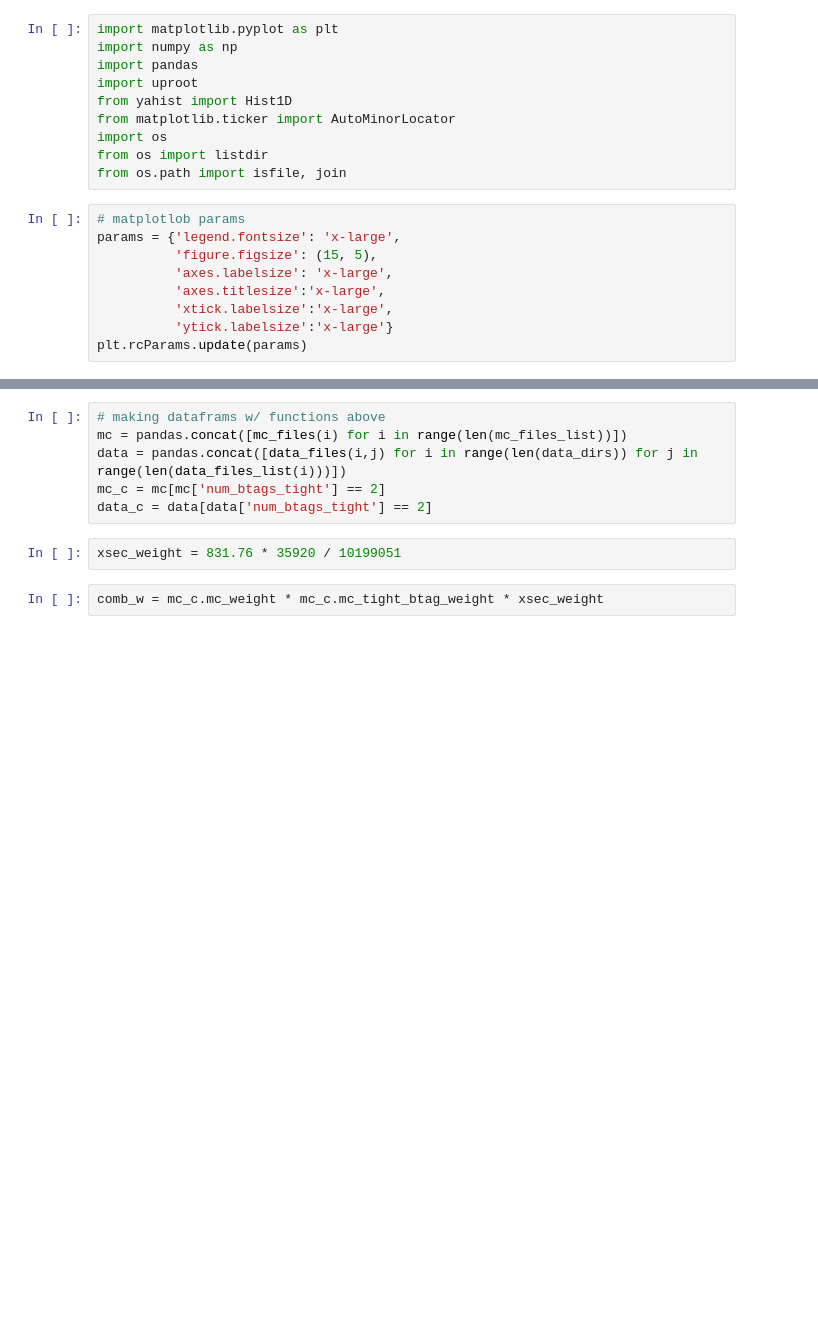
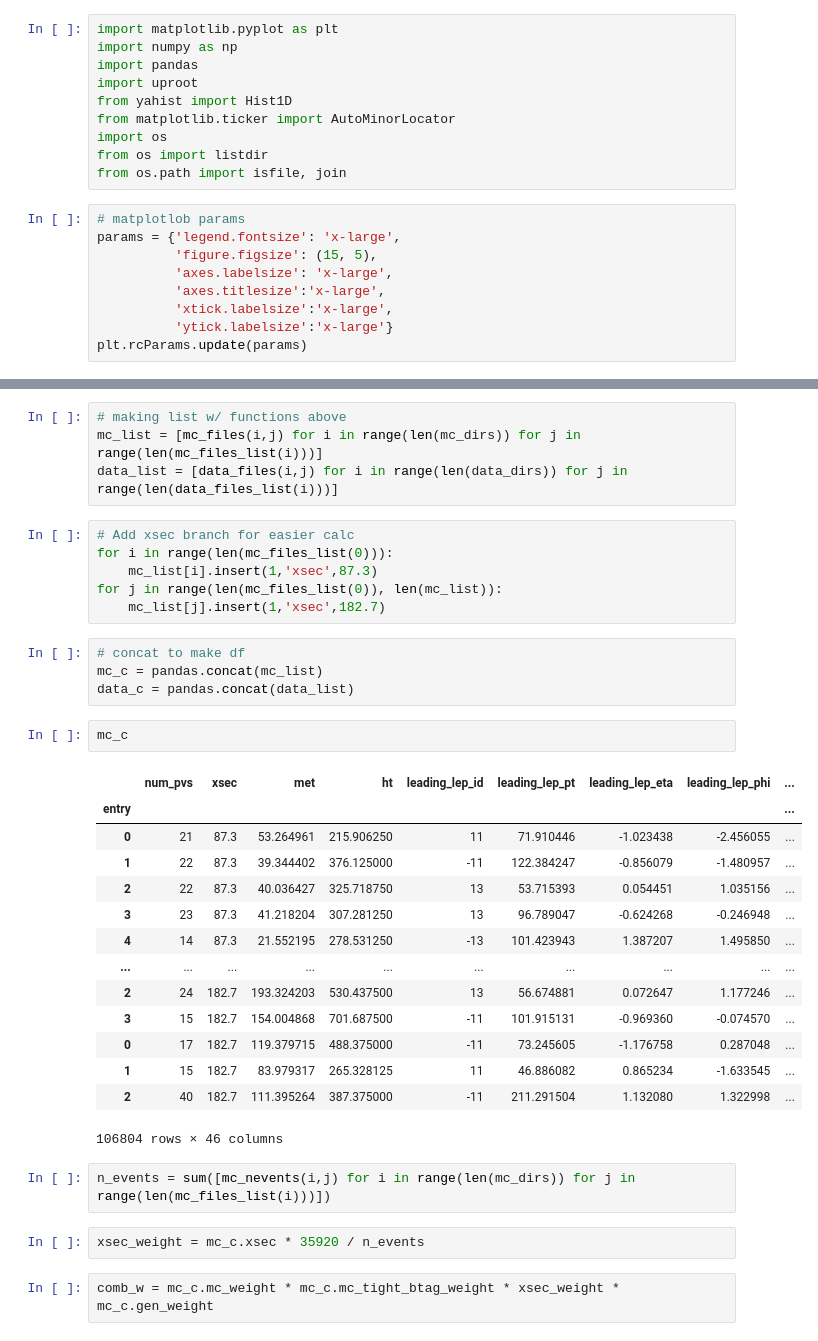
Before and after one commit to jkguiang/NanoTools, a Jupyter notebook: studies/ttbarCR/ControlPlots.ipynb, the cells around one changed output, grey strips where cells are left out. Saved outputs shown, nothing was run; the diff lists cells and outputs as text; blank space fills up the shorter version.

```diff
--- a/studies/ttbarCR/ControlPlots.ipynb
+++ b/studies/ttbarCR/ControlPlots.ipynb
@@ -32,10 +35,37 @@ def data_files(i,j):
 # %%
-# making dataframs w/ functions above
-mc = pandas.concat([mc_files(i) for i in range(len(mc_files_list))])
-data = pandas.concat([data_files(i,j) for i in range(len(data_dirs)) for j in range(len(data_files_list(i)))])
-mc_c = mc[mc['num_btags_tight'] == 2]
-data_c = data[data['num_btags_tight'] == 2]
+# making list w/ functions above
+mc_list = [mc_files(i,j) for i in range(len(mc_dirs)) for j in range(len(mc_files_list(i)))]
+data_list = [data_files(i,j) for i in range(len(data_dirs)) for j in range(len(data_files_list(i)))]
-# %%
-xsec_weight = 831.76 * 35920 / 10199051
+# %%
+# Add xsec branch for easier calc
+for i in range(len(mc_files_list(0))):
+    mc_list[i].insert(1,'xsec',87.3)
+for j in range(len(mc_files_list(0)), len(mc_list)):
+    mc_list[j].insert(1,'xsec',182.7)
+# %%
+# concat to make df
+mc_c = pandas.concat(mc_list)
+data_c = pandas.concat(data_list)
+# %%
+mc_c
+# %% [output]
+|  | num_pvs | xsec | met | ht | leading_lep_id | leading_lep_pt | leading_lep_eta | leading_lep_phi | ... |
+| entry |  |  |  |  |  |  |  |  | ... |
+| 0 | 21 | 87.3 | 53.264961 | 215.906250 | 11 | 71.910446 | -1.023438 | -2.456055 | ... |
+| 1 | 22 | 87.3 | 39.344402 | 376.125000 | -11 | 122.384247 | -0.856079 | -1.480957 | ... |
+| 2 | 22 | 87.3 | 40.036427 | 325.718750 | 13 | 53.715393 | 0.054451 | 1.035156 | ... |
+| 3 | 23 | 87.3 | 41.218204 | 307.281250 | 13 | 96.789047 | -0.624268 | -0.246948 | ... |
+| 4 | 14 | 87.3 | 21.552195 | 278.531250 | -13 | 101.423943 | 1.387207 | 1.495850 | ... |
+| ... | ... | ... | ... | ... | ... | ... | ... | ... | ... |
+| 2 | 24 | 182.7 | 193.324203 | 530.437500 | 13 | 56.674881 | 0.072647 | 1.177246 | ... |
+| 3 | 15 | 182.7 | 154.004868 | 701.687500 | -11 | 101.915131 | -0.969360 | -0.074570 | ... |
+| 0 | 17 | 182.7 | 119.379715 | 488.375000 | -11 | 73.245605 | -1.176758 | 0.287048 | ... |
+| 1 | 15 | 182.7 | 83.979317 | 265.328125 | 11 | 46.886082 | 0.865234 | -1.633545 | ... |
+| 2 | 40 | 182.7 | 111.395264 | 387.375000 | -11 | 211.291504 | 1.132080 | 1.322998 | ... |
+106804 rows × 46 columns
+# %%
+n_events = sum([mc_nevents(i,j) for i in range(len(mc_dirs)) for j in range(len(mc_files_list(i)))])
+# %%
+xsec_weight = mc_c.xsec * 35920 / n_events
 # %%
-comb_w = mc_c.mc_weight * mc_c.mc_tight_btag_weight * xsec_weight
+comb_w = mc_c.mc_weight * mc_c.mc_tight_btag_weight * xsec_weight * mc_c.gen_weight
```
Also changed, not shown: parts of 12 cells of this notebook.
